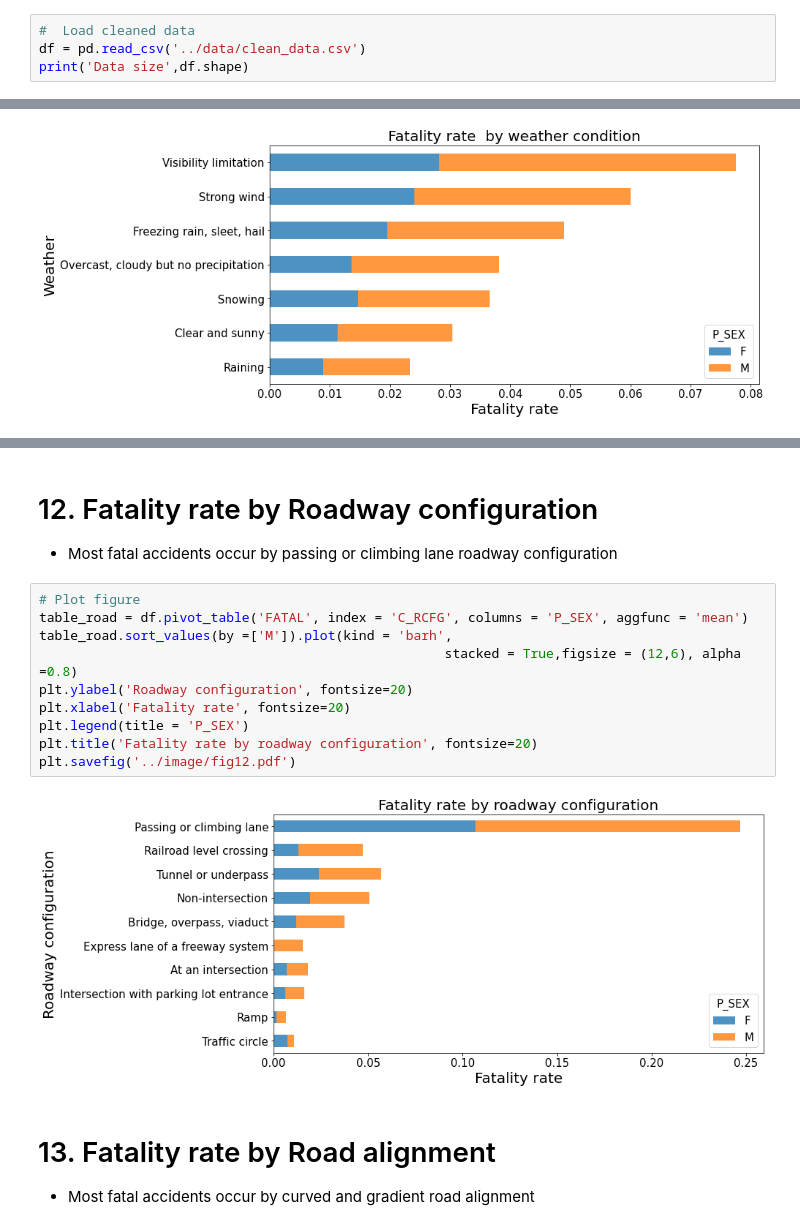
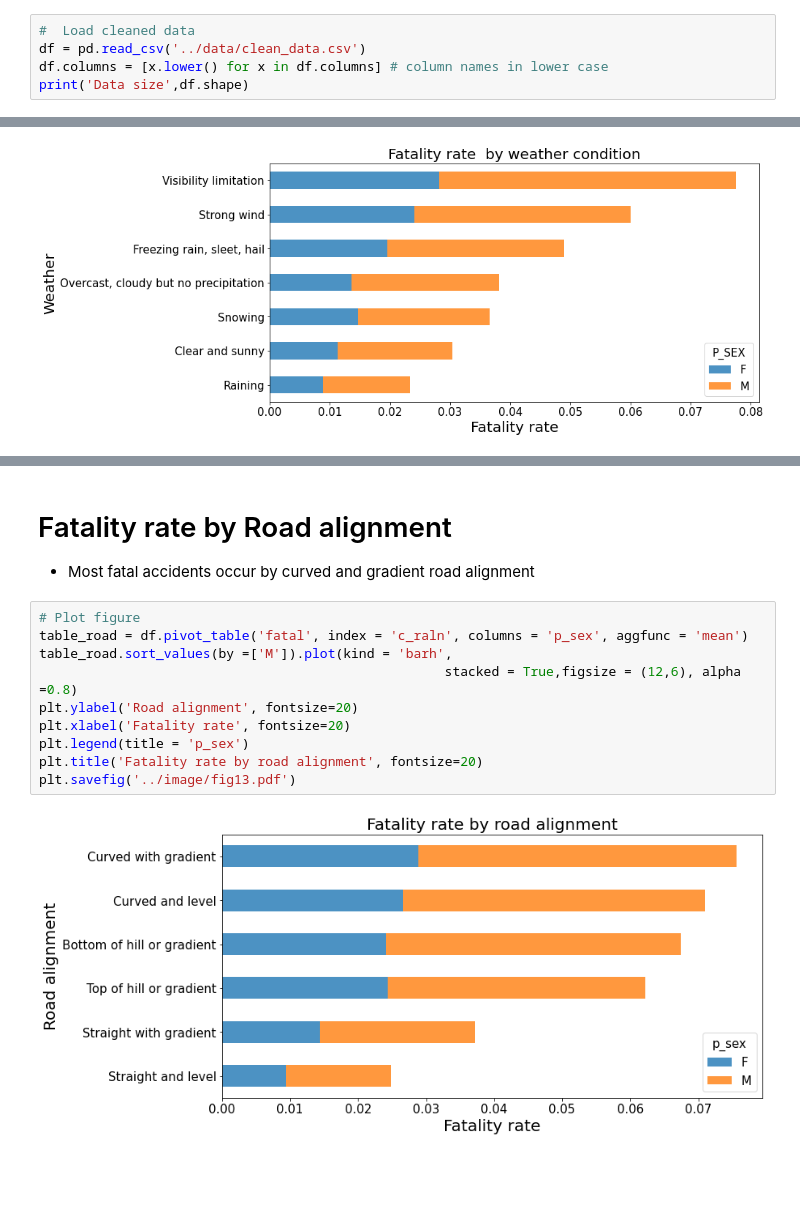
Before and after one commit to Owerre/imbalanced-learning, a Jupyter notebook: canada-collision/notebooks/02-eda.ipynb, the cells around one changed output, grey strips where cells are left out. Saved outputs shown, nothing was run; the diff lists cells and outputs as text; blank space fills up the shorter version.

```diff
--- a/canada-collision/notebooks/02-eda.ipynb
+++ b/canada-collision/notebooks/02-eda.ipynb
@@ -20,6 +20,7 @@ plt.rcParams.update({'font.size': 15})
 # %%
 #  Load cleaned data
 df = pd.read_csv('../data/clean_data.csv')
+df.columns = [x.lower() for x in df.columns] # column names in lower case
 print('Data size',df.shape)
 # %% [output]
 Data size (3817613, 23)
@@ -246,20 +285,17 @@ plt.savefig('../image/fig11.pdf')
 # %% [output]
 [figure]
 # %% [markdown]
-# 12. Fatality rate by Roadway configuration
-- Most fatal accidents occur by passing or climbing lane roadway configuration
+#  Fatality rate by Road alignment
+- Most fatal accidents occur by curved and gradient road alignment
 # %%
 # Plot figure
-table_road = df.pivot_table('FATAL', index = 'C_RCFG', columns = 'P_SEX', aggfunc = 'mean')
+table_road = df.pivot_table('fatal', index = 'c_raln', columns = 'p_sex', aggfunc = 'mean')
 table_road.sort_values(by =['M']).plot(kind = 'barh',
                                                     stacked = True,figsize = (12,6), alpha =0.8)
-plt.ylabel('Roadway configuration', fontsize=20)
+plt.ylabel('Road alignment', fontsize=20)
 plt.xlabel('Fatality rate', fontsize=20)
-plt.legend(title = 'P_SEX')
-plt.title('Fatality rate by roadway configuration', fontsize=20)
-plt.savefig('../image/fig12.pdf')
+plt.legend(title = 'p_sex')
+plt.title('Fatality rate by road alignment', fontsize=20)
+plt.savefig('../image/fig13.pdf')
 # %% [output]
-[figure, old version]
+[figure, new version]
-# %% [markdown]
-# 13. Fatality rate by Road alignment
-- Most fatal accidents occur by curved and gradient road alignment
```
Also changed, not shown: parts of 52 cells of this notebook, 21 other files.
